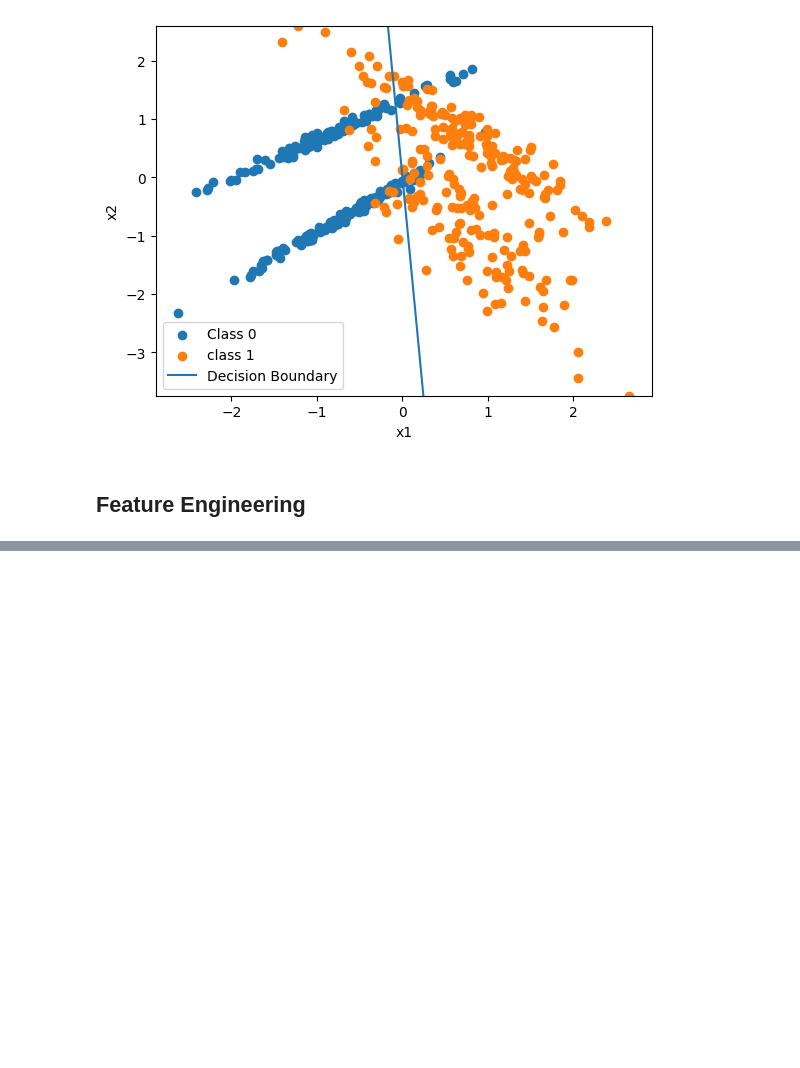
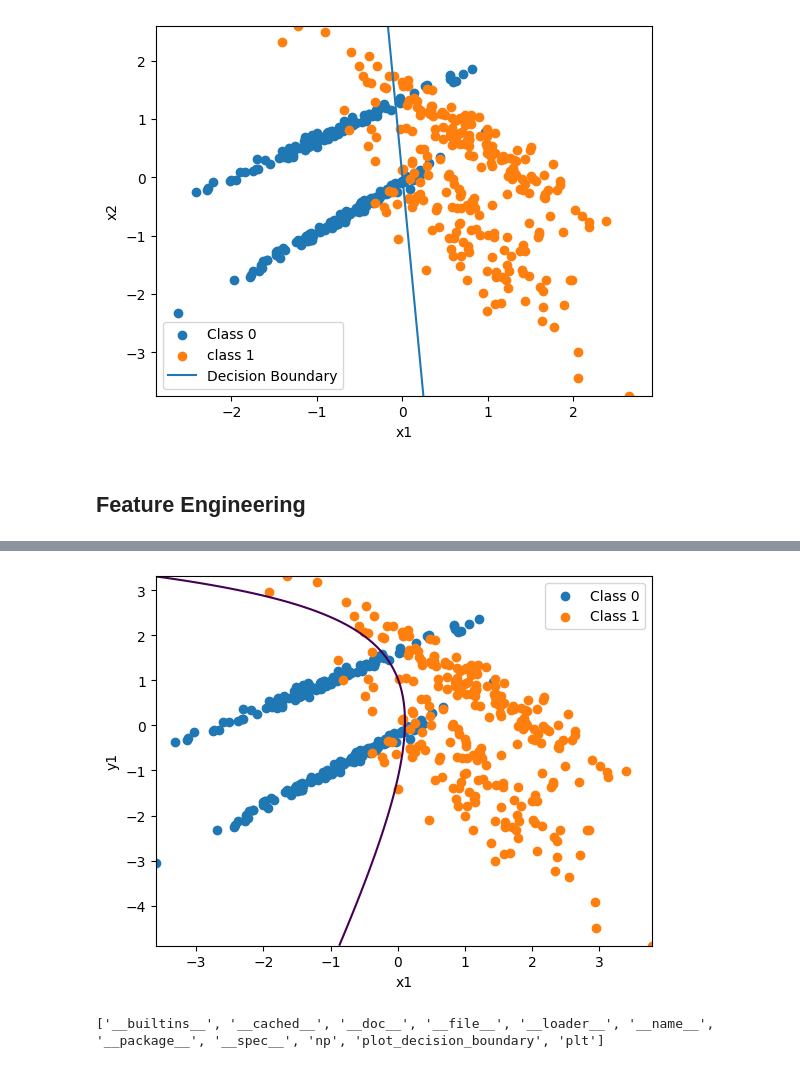
Before and after one commit to code-eraser/Linear-Regression-From-Scratch-, a Jupyter notebook: experiments/logistic_experiments.ipynb, the cells around one changed output, grey strips where cells are left out. Saved outputs shown, nothing was run; the diff lists cells and outputs as text; code cells hidden in the pictures; blank space fills up the shorter version.

```diff
--- a/experiments/logistic_experiments.ipynb
+++ b/experiments/logistic_experiments.ipynb
@@ -213,0 +216,14 @@ w,b found by gradient descent:((array([ 1.62273532,  0.01806272, -0.3980387 , -0
+# %%
+from src.features import map_features
+from src.plot import plot_decision_boundary
+
+X_poly = map_features(x1,x2)
+
+plot_decision_boundary(X,y,w_2,b_2)
+# %% [output]
+[figure, added]
+# %%
+import src.plot
+print(dir(src.plot))
+# %% [output]
+['__builtins__', '__cached__', '__doc__', '__file__', '__loader__', '__name__', '__package__', '__spec__', 'np', 'plot_decision_boundary', 'plt']
```
Also changed, not shown: parts of 5 cells of this notebook, 5 other files.
